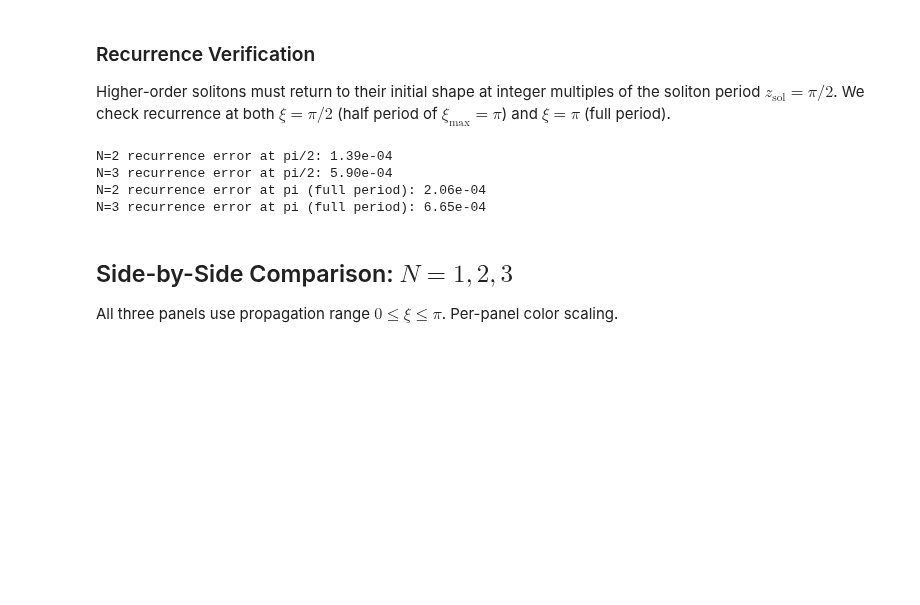
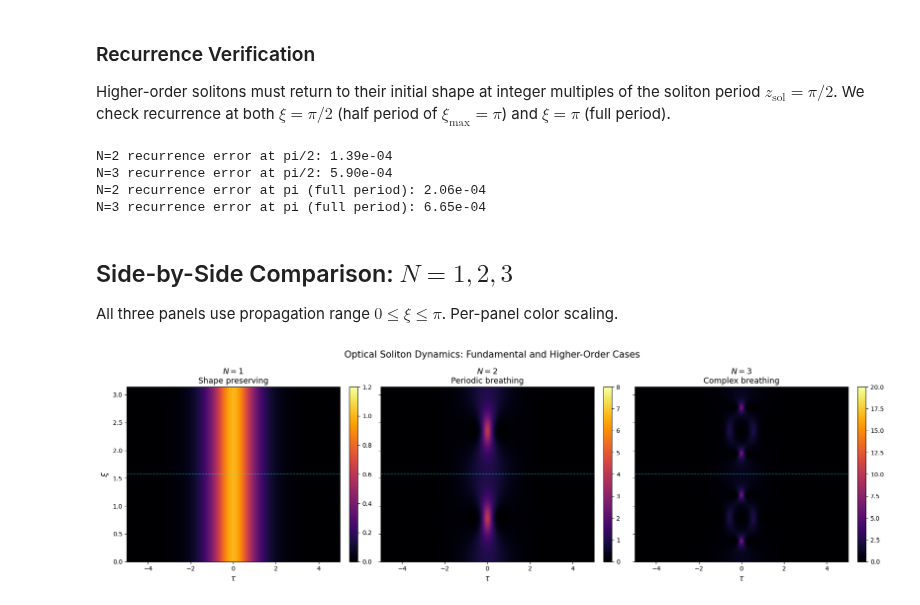
Before and after one commit to abbas-ahmad-cowlar/split-step-fourier-nlse, a Jupyter notebook: notebooks/03_solitons.ipynb, the cells around one changed output. Drawn from its saved outputs; the diff is of its cells as text; code cells hidden in the pictures; blank space fills up the shorter version.

Commit message:
Save 03 solitons figure output

```diff
--- a/notebooks/03_solitons.ipynb
+++ b/notebooks/03_solitons.ipynb
@@ -253,3 +253,31 @@ N=3 recurrence error at pi (full period): 6.65e-04
 ## Side-by-Side Comparison: $N = 1, 2, 3$
 
 All three panels use propagation range $0 \le \xi \le \pi$. Per-panel color scaling.
+# %%
+fig, axes = plt.subplots(1, 3, figsize=(18, 5.5), sharey=True)
+datasets = [
+    (tau_N1, xi_arr_N1_cmp, u_hist_N1_cmp, r'$N=1$', 'Shape preserving', 1.2),
+    (tau_N2, xi_arr_N2, u_hist_N2, r'$N=2$', 'Periodic breathing', 8.0),
+    (tau_N3, xi_arr_N3, u_hist_N3, r'$N=3$', 'Complex breathing', 20.0),
+]
+for ax, (tg, xg, hist, title, subtitle, vmax_p) in zip(axes, datasets):
+    m = (tg >= -5) & (tg <= 5)
+    im = ax.imshow(
+        np.abs(hist[:, m])**2, aspect='auto', origin='lower',
+        extent=[tg[m][0], tg[m][-1], xg[0], xg[-1]],
+        cmap='inferno', vmin=0, vmax=vmax_p,
+    )
+    for k in range(1, 3):
+        ax.axhline(k*np.pi/2, color='cyan', ls='--', lw=1, alpha=0.65)
+    ax.set_title(f'{title}\n{subtitle}', fontsize=13)
+    ax.set_xlabel(r'$\tau$', fontsize=12)
+    fig.colorbar(im, ax=ax, fraction=0.046, pad=0.04)
+
+axes[0].set_ylabel(r'$\xi$', fontsize=13)
+fig.suptitle('Optical Soliton Dynamics: Fundamental and Higher-Order Cases',
+             fontsize=15)
+fig.tight_layout()
+save_figure(fig, FIG_DIR / "nb03_soliton_comparison.png")
+plt.show()
+# %% [output]
+[figure, added]
```
